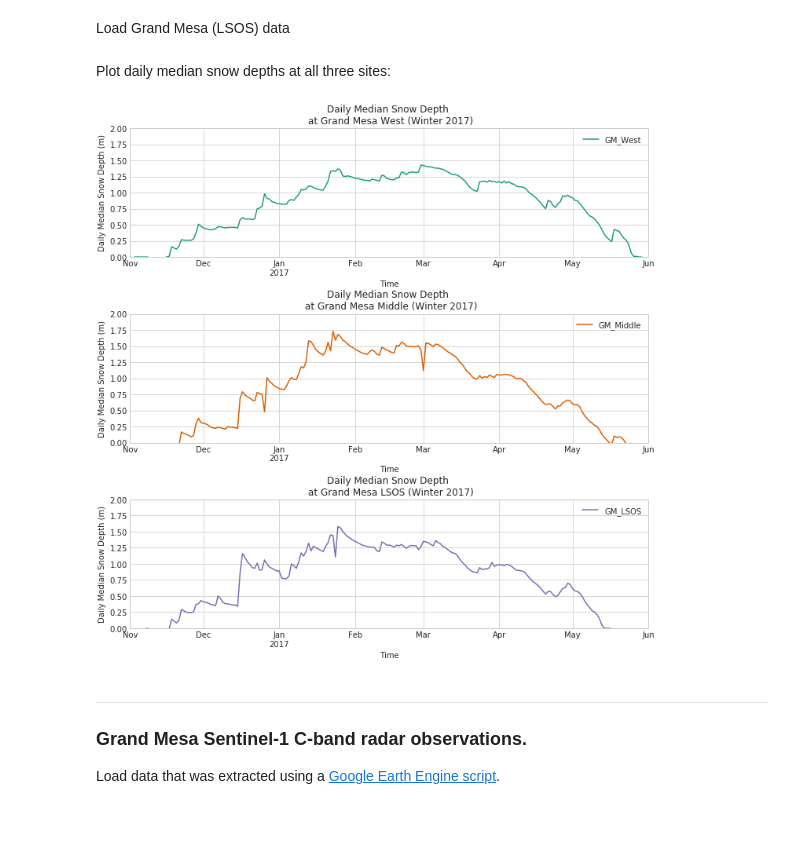
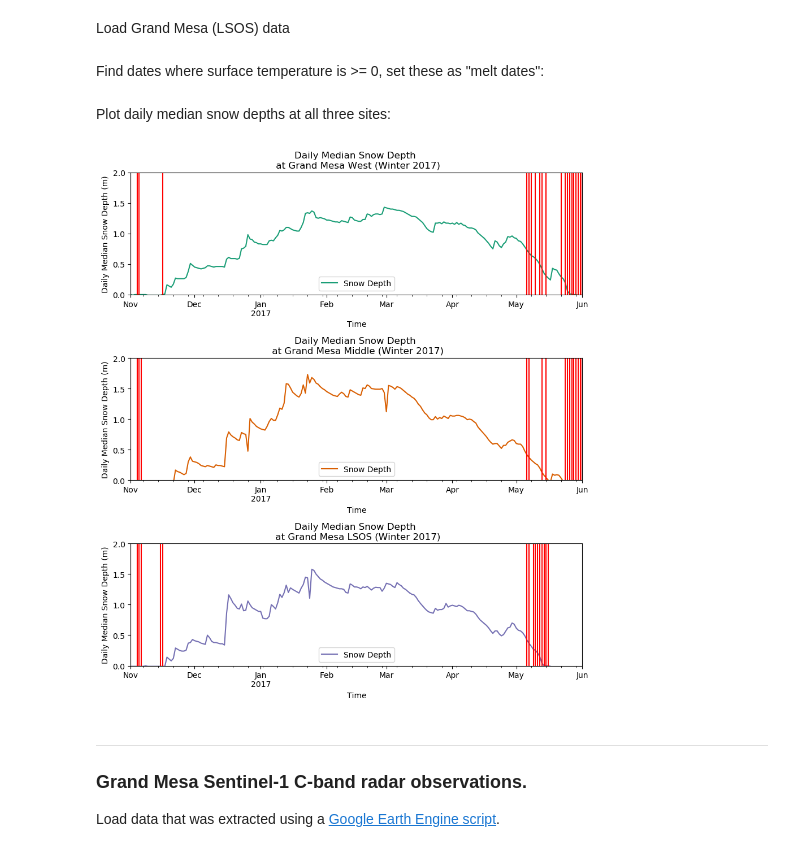
Before and after one commit to spestana/microwave-rs, a Jupyter notebook: project/grandmesa-snowdepth.ipynb, the cells around one changed output. Drawn from its saved outputs; the diff is of its cells as text; code cells hidden in the pictures; blank space fills up the shorter version.

Commit message:
Improve plots and add alternat Vh Vv ratio calc

```diff
--- a/project/grandmesa-snowdepth.ipynb
+++ b/project/grandmesa-snowdepth.ipynb
@@ -55,6 +46,7 @@ gm_west_daily_median = gm_west
 gm_west_daily_median = gm_west_daily_median.set_index('datetime')
 # Resample to daily median values based on the datetime index
 gm_west_daily_median = gm_west_daily_median.resample('1D').median()
+gm_west_daily_max = gm_west_daily_median.resample('1D').max()
 # %% [markdown]
 Load Grand Mesa Middle data
 # %%
@@ -76,6 +68,7 @@ gm_middle_daily_median = gm_middle
 gm_middle_daily_median = gm_middle_daily_median.set_index('datetime')
 # Resample to daily median values based on the datetime index
 gm_middle_daily_median = gm_middle_daily_median.resample('1D').median()
+gm_middle_daily_max = gm_middle_daily_median.resample('1D').max()
 # %% [markdown]
 Load Grand Mesa (LSOS) data
 # %%
@@ -97,42 +90,57 @@ gm_lsos_daily_median = gm_lsos
 gm_lsos_daily_median = gm_lsos_daily_median.set_index('datetime')
 # Resample to daily median values based on the datetime index
 gm_lsos_daily_median = gm_lsos_daily_median.resample('1D').median()
+gm_lsos_daily_max = gm_lsos_daily_median.resample('1D').max()
+# %% [markdown]
+Find dates where surface temperature is >= 0, set these as "melt dates":
+# %%
+threshold = 0
+west_melt_dates = gm_west_daily_max.index[gm_west_daily_max['IRtarget_nadir1_C_Avg (C, Avg)']>=threshold].tolist()
+middle_melt_dates = gm_middle_daily_max.index[gm_middle_daily_max['IRtarget_nadir1_C_Avg(C, Avg)']>=threshold].tolist()
+lsos_melt_dates = gm_lsos_daily_max.index[gm_lsos_daily_max['IRtarget_nadir1_C_Avg (C, Avg)']>=threshold].tolist()
 # %% [markdown]
 Plot daily median snow depths at all three sites:
 # %%
 # Set start and end dates to look at here:
 starttime = pd.to_datetime('2016-11-01 00:00')
 endtime = pd.to_datetime('2017-06-01 23:59:59')
 
 # Plot daily median snow depths:
-with plt.style.context('seaborn-whitegrid'):
-    fig, ax = plt.subplots(3,1,figsize=(10,10))
+with plt.style.context('default'):
+    fig, ax = plt.subplots(3,1,figsize=(9,10))
 
     ax[0].set_title('Daily Median Snow Depth \n at Grand Mesa West (Winter 2017)');
     gm_west_daily_median.plot(y='Snow Depth (m, Avg)',
                               c='#1b9e77', ax=ax[0],
-                              label='GM_West')
+                              label='Snow Depth')
+    for d in west_melt_dates:
+        ax[0].axvline(x=d,c='r')
 
     ax[1].set_title('Daily Median Snow Depth \n at Grand Mesa Middle (Winter 2017)');
     gm_middle_daily_median.plot(y='Snow Depth(m, Avg)',
                                 c='#d95f02', ax=ax[1],
-                                label='GM_Middle')
+                                label='Snow Depth')
+    for d in middle_melt_dates:
+        ax[1].axvline(x=d,c='r')
 
     ax[2].set_title('Daily Median Snow Depth \n at Grand Mesa LSOS (Winter 2017)');
     gm_lsos_daily_median.plot(y='Snow Depth (m, Avg)',
                               c='#7570b3', ax=ax[2],
-                              label='GM_LSOS')
+                              label='Snow Depth')
+    for d in lsos_melt_dates:
+        ax[2].axvline(x=d,c='r')
+
     # format each subplot:
     for n in range(len(ax)):
         ax[n].set_ylim((0,2))
         ax[n].set_xlim((starttime,endtime))
         ax[n].set_ylabel('Daily Median Snow Depth (m)')
         ax[n].set_xlabel('Time')
 
     plt.tight_layout()
     plt.savefig('daily_median_snowdepth.png',dpi=300)
 # %% [output]
-[figure, old version]
+[figure, new version]
 # %% [markdown]
 ***
 ### Grand Mesa Sentinel-1 C-band radar observations.
```
Also changed, not shown: parts of 13 cells of this notebook.
